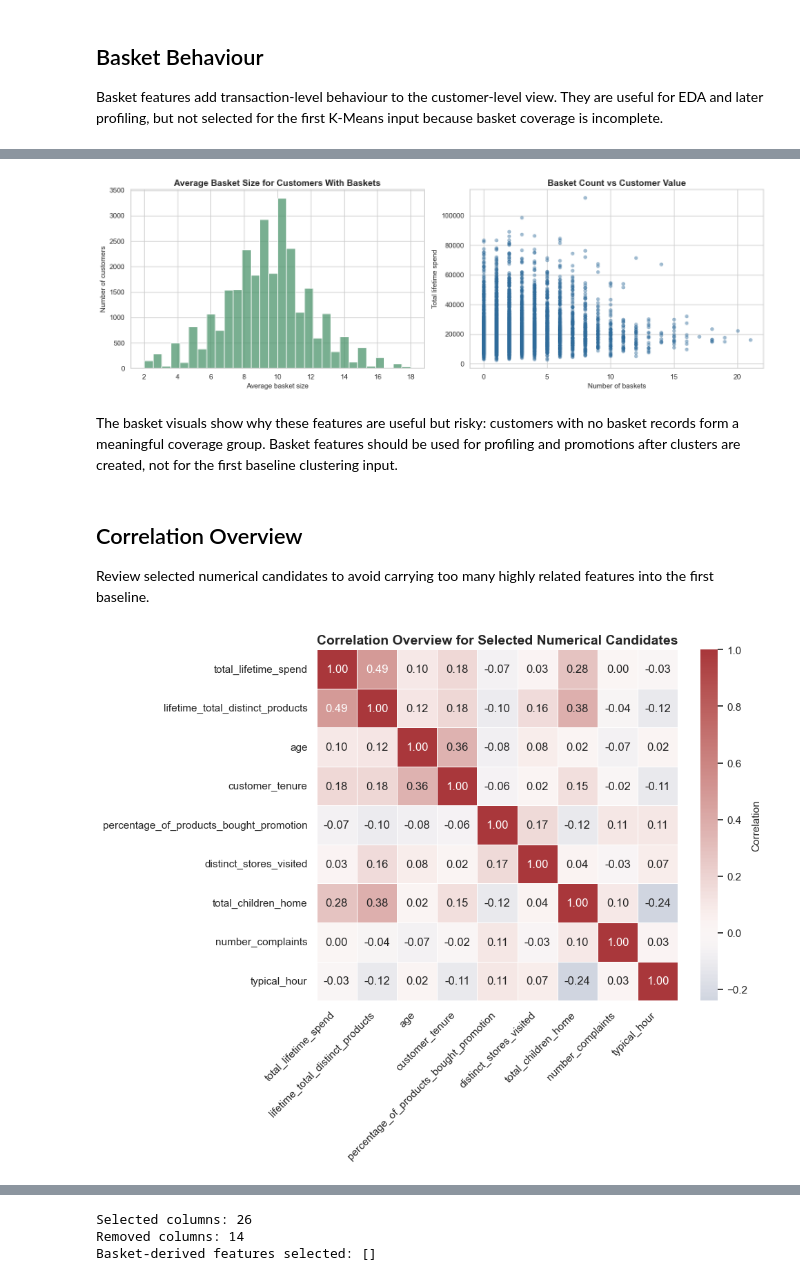
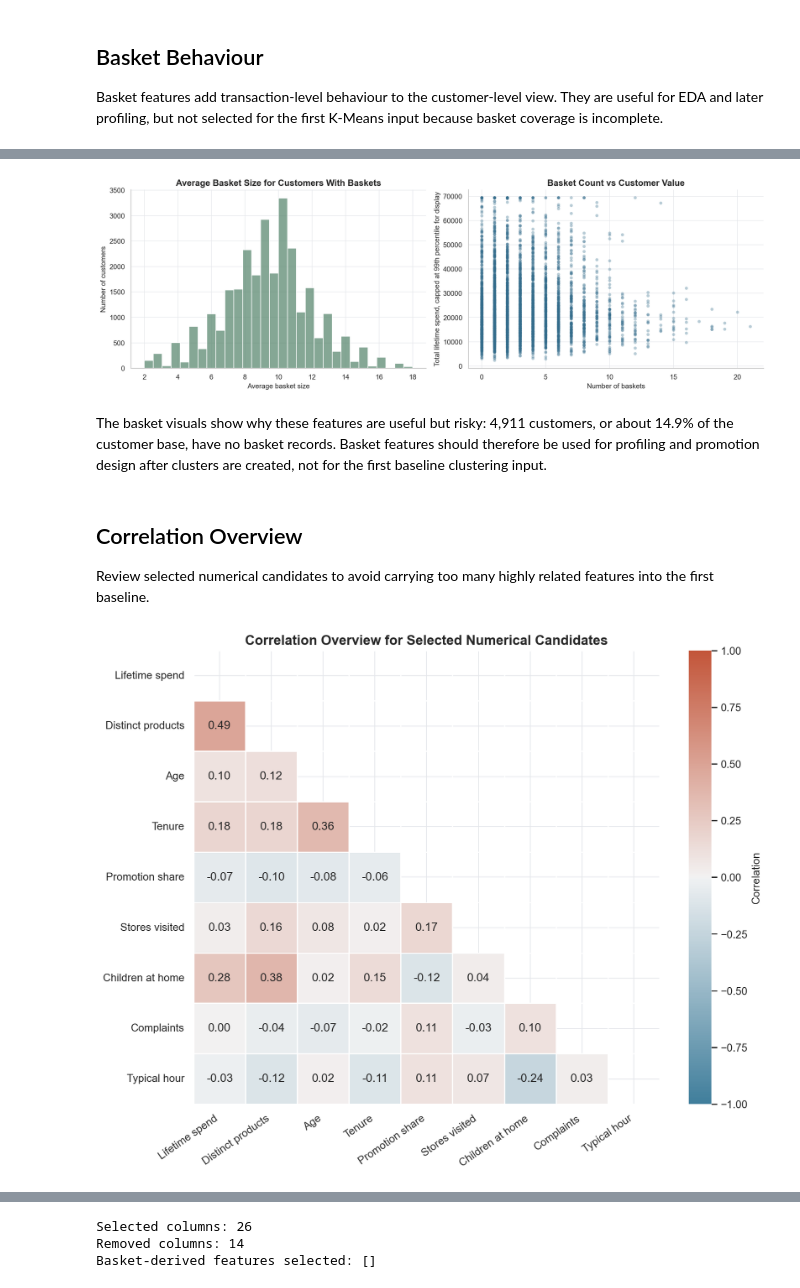
Before and after one commit to pedromariaanf-a11y/Unsupervised-Learning, a Jupyter notebook: notebooks/04_advanced_eda_feature_selection.ipynb, the cells around one changed output, grey strips where cells are left out. Cells and saved outputs as stored; diff of their text form; code cells hidden in the pictures.

```diff
--- a/notebooks/04_advanced_eda_feature_selection.ipynb
+++ b/notebooks/04_advanced_eda_feature_selection.ipynb
@@ -294,31 +383,36 @@ save_figure("basket_coverage_and_frequency.png")
 # %%
 fig, axes = plt.subplots(1, 2, figsize=(15, 5))
 
-sns.histplot(customer_features.loc[customer_features["avg_basket_size"] > 0, "avg_basket_size"], bins=30, color=SECONDARY, ax=axes[0])
+sns.histplot(
+    customer_features.loc[customer_features["avg_basket_size"] > 0, "avg_basket_size"],
+    bins=30,
+    color=SECONDARY,
+    edgecolor="white",
+    ax=axes[0],
+)
 axes[0].set_title("Average Basket Size for Customers With Baskets")
 axes[0].set_xlabel("Average basket size")
 axes[0].set_ylabel("Number of customers")
 
 sns.scatterplot(
-    data=plot_sample,
+    data=plot_sample.assign(total_lifetime_spend_display=plot_sample["total_lifetime_spend"].clip(upper=value_cap)),
     x="basket_count",
-    y="total_lifetime_spend",
-    alpha=0.45,
-    s=28,
+    y="total_lifetime_spend_display",
+    alpha=0.35,
+    s=24,
     color=PRIMARY,
-    edgecolor=None,
+    linewidth=0,
     ax=axes[1],
 )
 axes[1].set_title("Basket Count vs Customer Value")
 axes[1].set_xlabel("Number of baskets")
-axes[1].set_ylabel("Total lifetime spend")
+axes[1].set_ylabel("Total lifetime spend, capped at 99th percentile for display")
 
-plt.tight_layout()
-plt.show()
+display_figure()
 # %% [output]
-[figure, old version]
+[figure, new version]
 # %% [markdown]
-The basket visuals show why these features are useful but risky: customers with no basket records form a meaningful coverage group. Basket features should be used for profiling and promotions after clusters are created, not for the first baseline clustering input.
+The basket visuals show why these features are useful but risky: 4,911 customers, or about 14.9% of the customer base, have no basket records. Basket features should therefore be used for profiling and promotion design after clusters are created, not for the first baseline clustering input.
 # %% [markdown]
 ## Correlation Overview
 
@@ -326,32 +420,53 @@ Review selected numerical candidates to avoid carrying too many highly related f
 # %%
 correlation_columns = [
     "total_lifetime_spend",
     "lifetime_total_distinct_products",
     "age",
     "customer_tenure",
     "percentage_of_products_bought_promotion",
     "distinct_stores_visited",
     "total_children_home",
     "number_complaints",
     "typical_hour",
 ]
 
+correlation_labels = {
+    "total_lifetime_spend": "Lifetime spend",
+    "lifetime_total_distinct_products": "Distinct products",
+    "age": "Age",
+    "customer_tenure": "Tenure",
+    "percentage_of_products_bought_promotion": "Promotion share",
+    "distinct_stores_visited": "Stores visited",
+    "total_children_home": "Children at home",
+    "number_complaints": "Complaints",
+    "typical_hour": "Typical hour",
+}
+
+correlation_matrix = customer_features[correlation_columns].corr().rename(
+    index=correlation_labels,
+    columns=correlation_labels,
+)
+mask = np.triu(np.ones_like(correlation_matrix, dtype=bool))
+
 fig, ax = plt.subplots(figsize=(10, 8))
 sns.heatmap(
-    customer_features[correlation_columns].corr(),
+    correlation_matrix,
+    mask=mask,
     annot=True,
     fmt=".2f",
-    cmap="vlag",
+    cmap=sns.diverging_palette(230, 20, as_cmap=True),
     center=0,
+    vmin=-1,
+    vmax=1,
     linewidths=0.5,
     cbar_kws={"label": "Correlation"},
     ax=ax,
 )
 ax.set_title("Correlation Overview for Selected Numerical Candidates")
-plt.xticks(rotation=45, ha="right")
+plt.xticks(rotation=35, ha="right")
 plt.yticks(rotation=0)
 
-save_figure("correlation_overview.png")
+display_figure()
 # %% [output]
-[figure, old version]
+[figure, new version]
 # %% [markdown]
```
Also changed, not shown: parts of 35 cells of this notebook, 54 other files.
